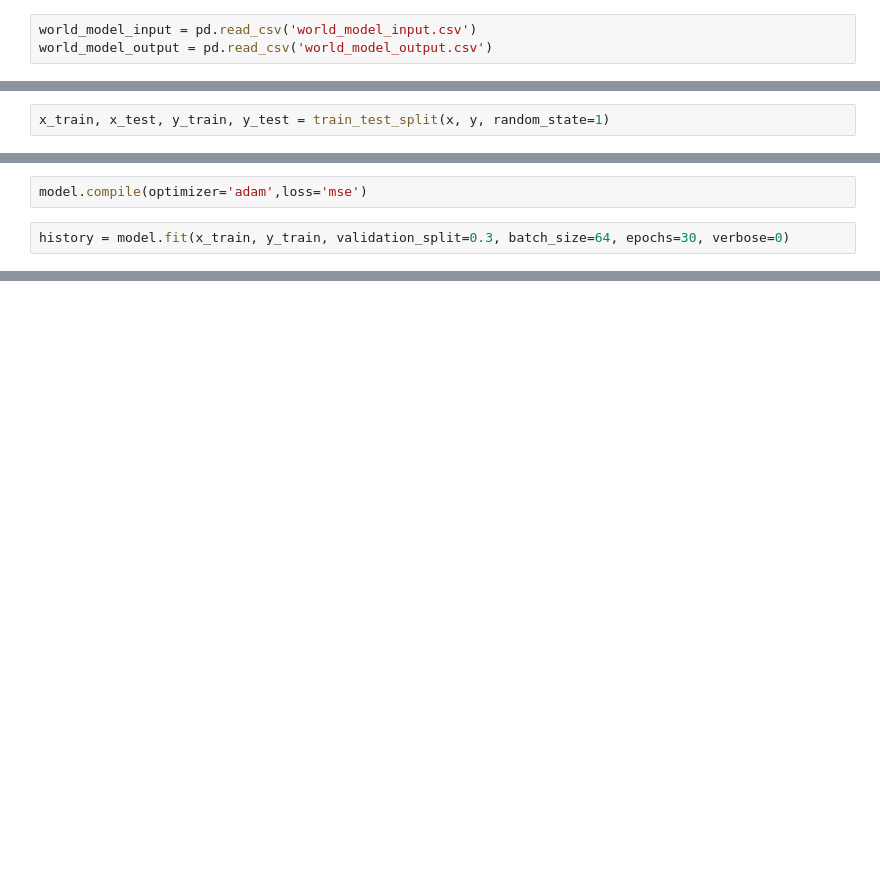
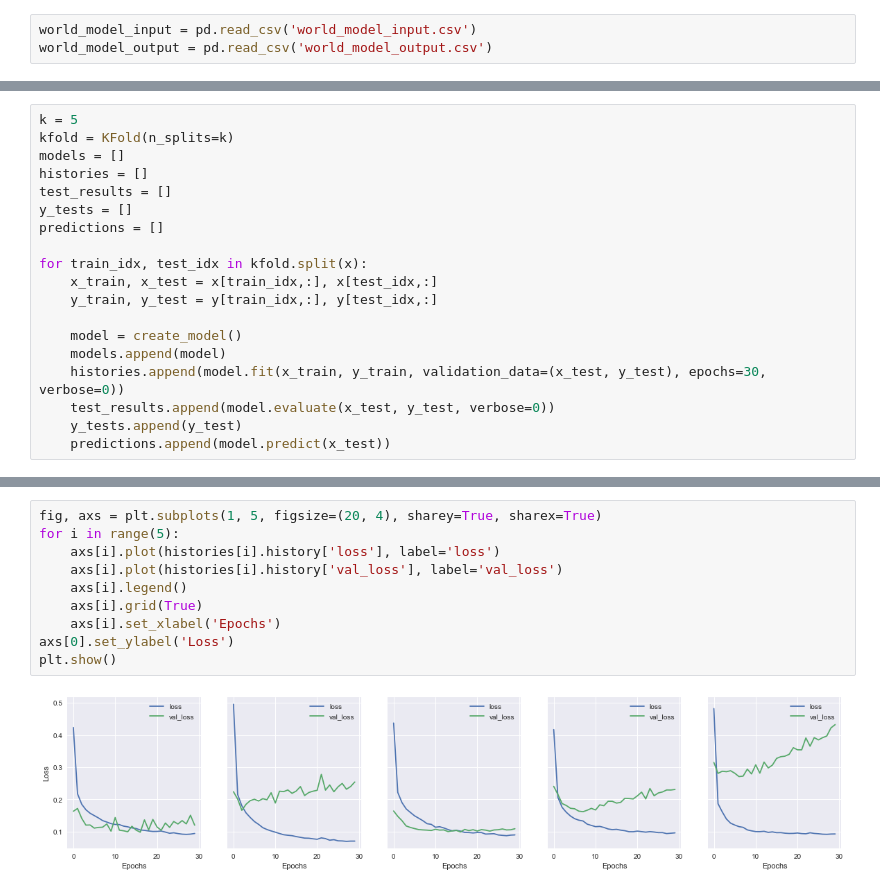
Before and after one commit to ethanharvey98/LLCPS, a Jupyter notebook: world_model.ipynb, the cells around one changed output, grey strips where cells are left out. Saved outputs shown, nothing was run; the diff lists cells and outputs as text; blank space fills up the shorter version.

Commit message:
Fixed model

```diff
--- a/world_model.ipynb
+++ b/world_model.ipynb
@@ -44,3 +41 @@ cv_results
-# %%
-x_train, x_test, y_train, y_test = train_test_split(x, y, random_state=1)
 # %%
@@ -54,4 +53,0 @@ model = tf.keras.Sequential([
-# %%
-model.compile(optimizer='adam',loss='mse')
-# %%
-history = model.fit(x_train, y_train, validation_split=0.3, batch_size=64, epochs=30, verbose=0)
@@ -82,0 +54,19 @@ mean_squared_error(y_test, model.predict(x_test))
+# %%
+k = 5
+kfold = KFold(n_splits=k)
+models = []
+histories = []
+test_results = []
+y_tests = []
+predictions = []
+
+for train_idx, test_idx in kfold.split(x):
+    x_train, x_test = x[train_idx,:], x[test_idx,:]
+    y_train, y_test = y[train_idx,:], y[test_idx,:]
+
+    model = create_model()
+    models.append(model)
+    histories.append(model.fit(x_train, y_train, validation_data=(x_test, y_test), epochs=30, verbose=0))
+    test_results.append(model.evaluate(x_test, y_test, verbose=0))
+    y_tests.append(y_test)
+    predictions.append(model.predict(x_test))
@@ -82,0 +75,12 @@ mean_squared_error(y_test, model.predict(x_test))
+# %%
+fig, axs = plt.subplots(1, 5, figsize=(20, 4), sharey=True, sharex=True)
+for i in range(5):
+    axs[i].plot(histories[i].history['loss'], label='loss')
+    axs[i].plot(histories[i].history['val_loss'], label='val_loss')
+    axs[i].legend()
+    axs[i].grid(True)
+    axs[i].set_xlabel('Epochs')
+axs[0].set_ylabel('Loss')
+plt.show()
+# %% [output]
+[figure, added]
```
Also changed, not shown: parts of 17 cells of this notebook, 3 other files.
